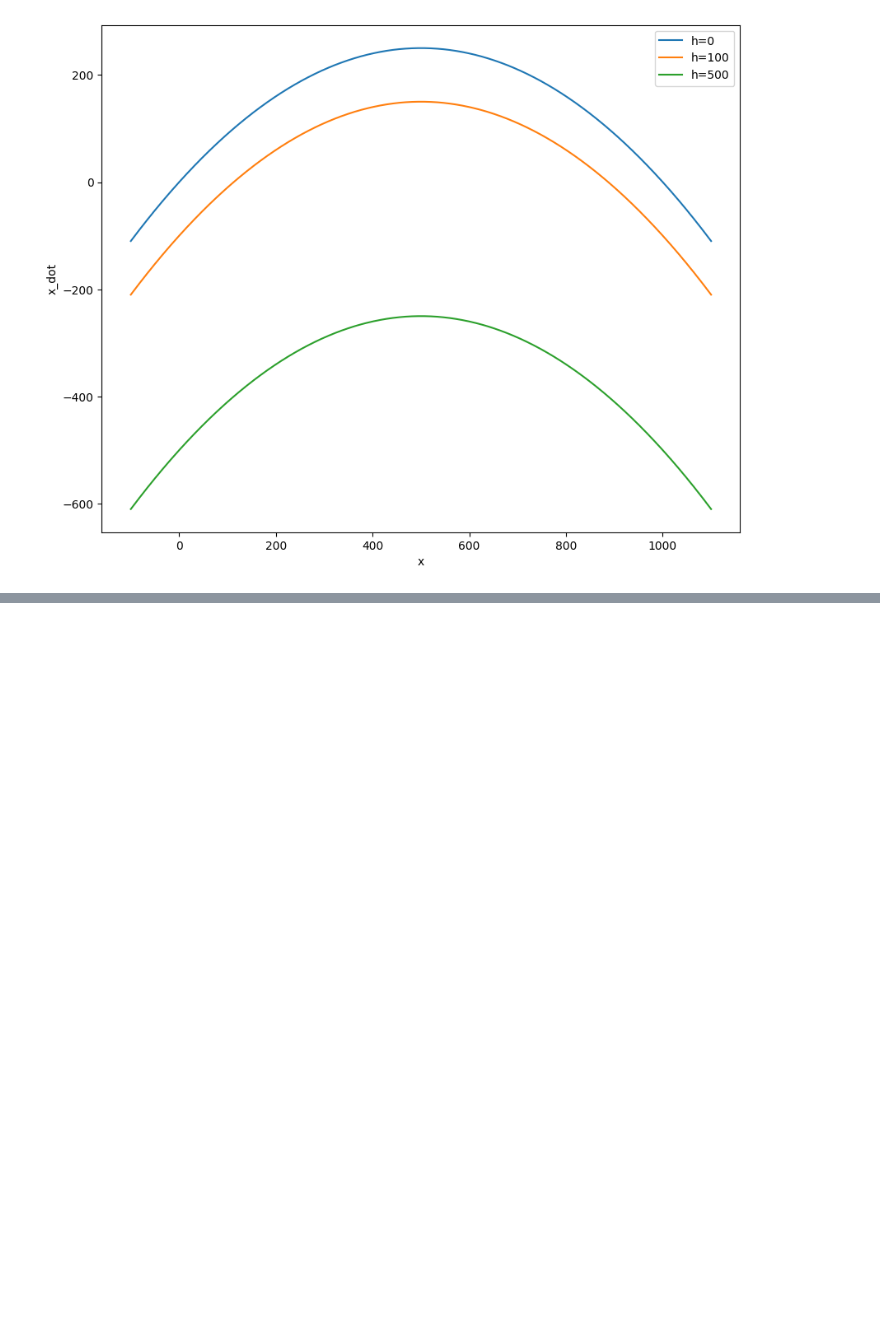
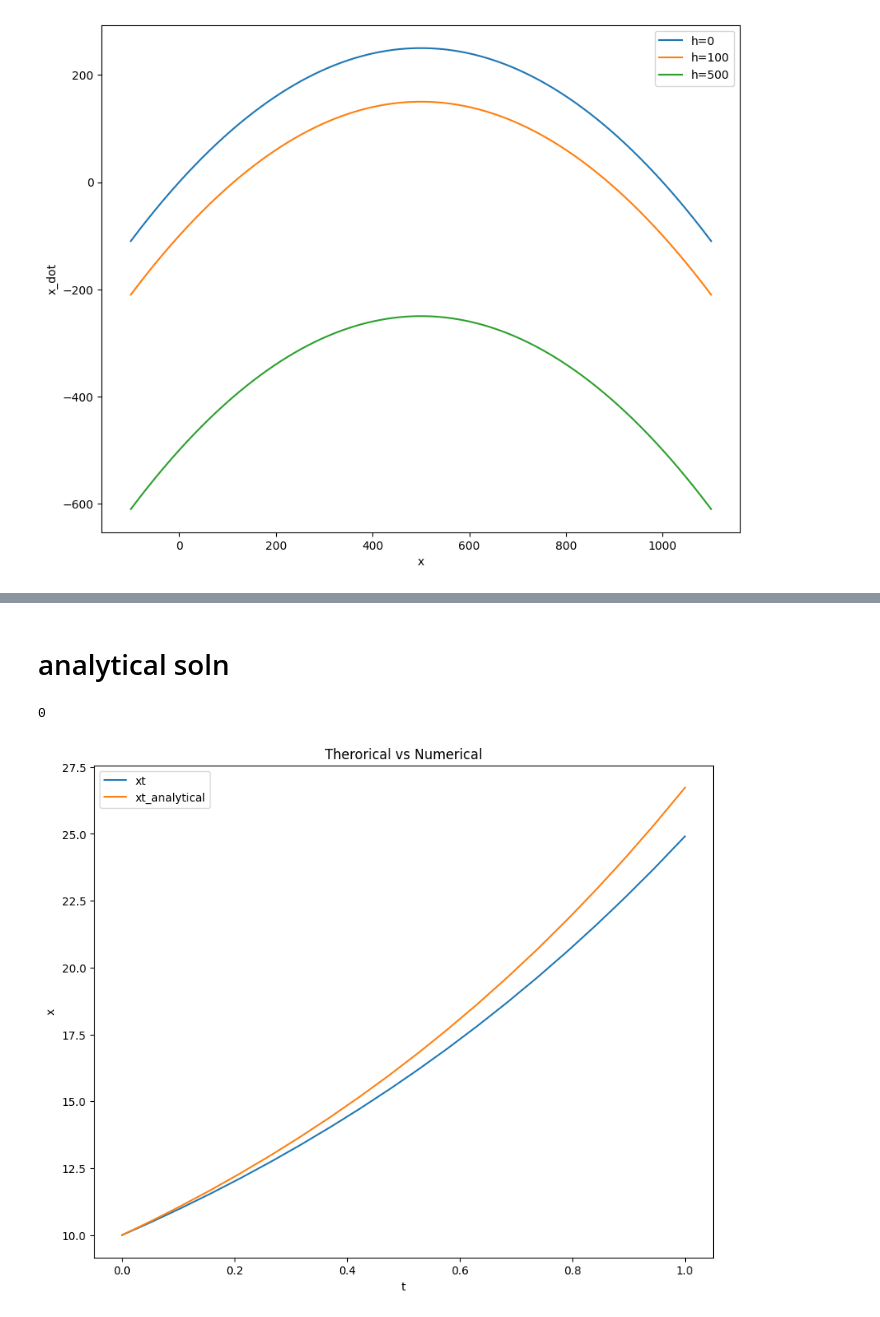
Before and after one commit to akshaTec/AKSum_CS_302, a Jupyter notebook: Lab3/q1.ipynb, the cells around one changed output, grey strips where cells are left out. Saved outputs shown, nothing was run; the diff lists cells and outputs as text; code cells hidden in the pictures; blank space fills up the shorter version.

```diff
--- a/Lab3/q1.ipynb
+++ b/Lab3/q1.ipynb
@@ -59,0 +89,13 @@ plt.show()
+# %% [markdown]
+# analytical soln
+# %%
+print(h)
+# %% [output]
+0
+# %%
+def ret_x_dot(x,t):
+    return (r*x*(1-(x/k))) - h
+# %%
+x_any = odeint(ret_x_dot, x0, t)
+# %%
+x_any=x_any.reshape(len(x_any))
@@ -59,0 +104,13 @@ plt.show()
+# %%
+plt.figure(figsize=(10,8))
+# plt.figure(figsize=(10,8))
+plt.title("Therorical vs Numerical")
+plt.xlabel('t')
+plt.ylabel('x')
+plt.plot(t, xt1, label='xt')
+plt.plot(t, x_any, label='xt_analytical')
+# plt.plot(t, xt3, label='h=500')
+plt.legend()
+plt.show()
+# %% [output]
+[figure, added]
```
Also changed, not shown: parts of 8 cells of this notebook.
